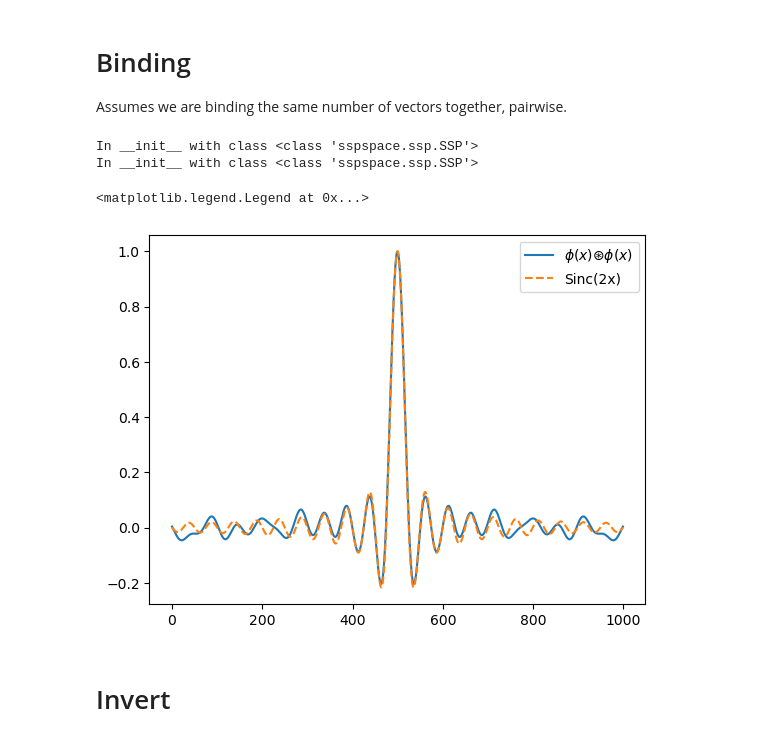
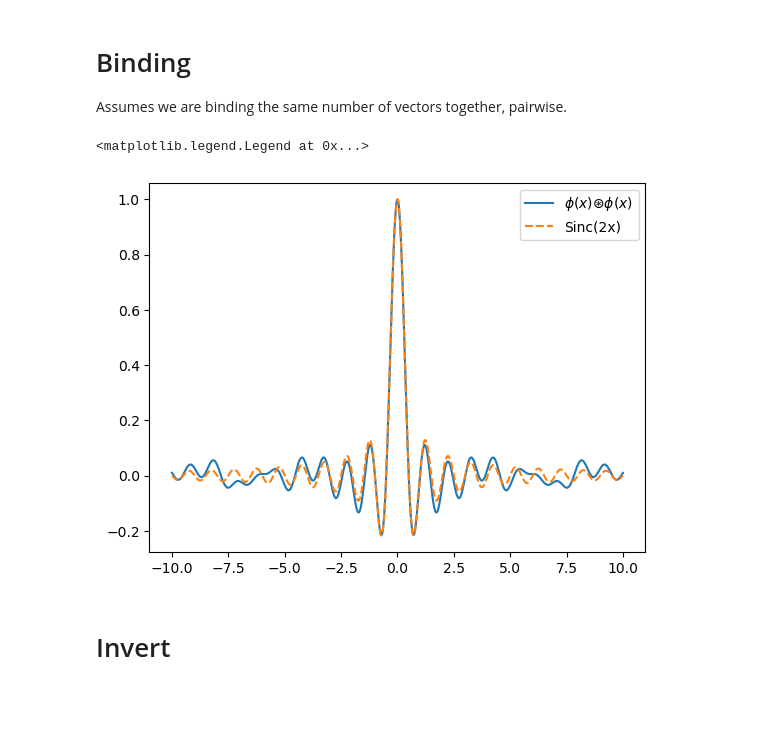
Before and after one commit to ctn-waterloo/sspspace, a Jupyter notebook: notebooks/SSP Space Demo.ipynb, the cells around one changed output. Cells and saved outputs as stored; diff of their text form; code cells hidden in the pictures; blank space fills up the shorter version.

```diff
--- a/notebooks/SSP Space Demo.ipynb
+++ b/notebooks/SSP Space Demo.ipynb
@@ -96,23 +124,21 @@ Assumes we are binding the same number of vectors together, pairwise.
 # %%
 xs = np.linspace(-10,10,1000).reshape((-1,1))
 rand_encoder = sspspace.RandomSSPSpace(domain_dim=1,ssp_dim=1024*2)
 
 query_xs_ssp = rand_encoder.encode(xs)
 origin_ssp = rand_encoder.encode([[0]])
 
 bound_self = query_xs_ssp * query_xs_ssp
 sims = bound_self | origin_ssp
 true_sims = np.sinc(2 * xs)
 error = np.mean(np.power(sims-true_sims, 2))
 
-plt.plot(sims, label=r'$\phi(x)\circledast\phi(x)$')
-plt.plot(true_sims, ls='--', label='Sinc(2x)')
+plt.plot(xs, sims, label=r'$\phi(x)\circledast\phi(x)$')
+plt.plot(xs, true_sims, ls='--', label='Sinc(2x)')
 plt.legend()
 # %% [output]
-In __init__ with class <class 'sspspace.ssp.SSP'>
-In __init__ with class <class 'sspspace.ssp.SSP'>
+<matplotlib.legend.Legend at 0x...>
-<matplotlib.legend.Legend at 0x...>
-[figure, old version]
+[figure, new version]
 # %% [markdown]
 # Invert
 # %%
```
Also changed, not shown: parts of 9 cells of this notebook, 1 other file.
